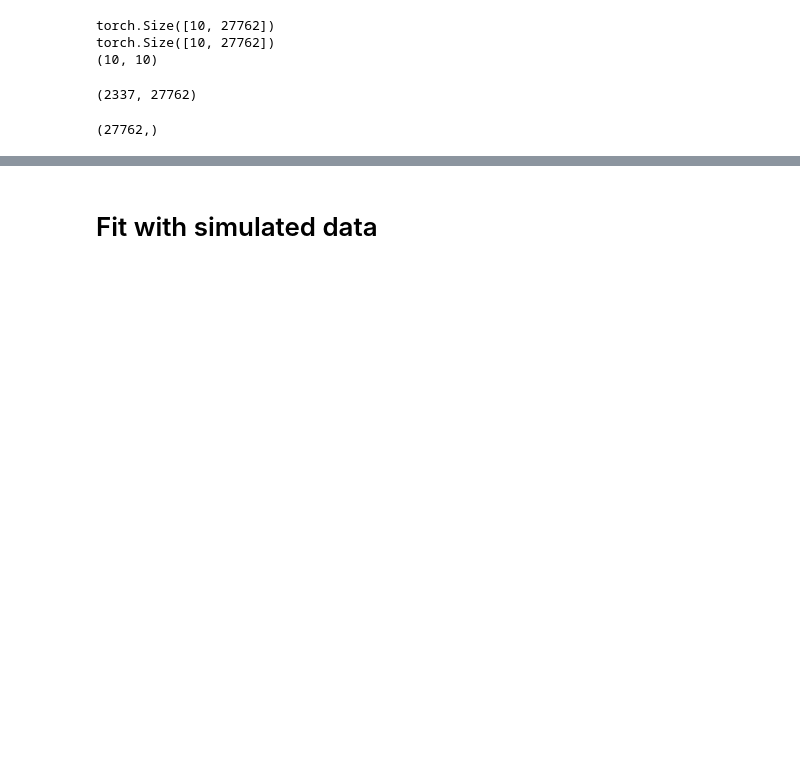
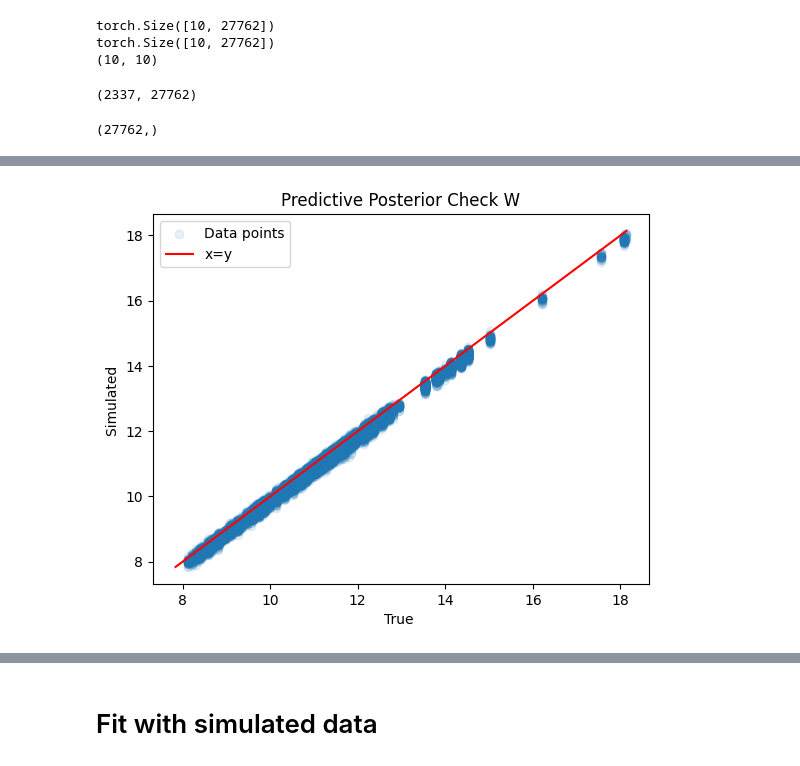
Before and after one commit to azizilab/echidna, a Jupyter notebook: notebooks/simulation.ipynb, the cells around one changed output, grey strips where cells are left out. Saved outputs shown, nothing was run; the diff lists cells and outputs as text; code cells hidden in the pictures; blank space fills up the shorter version.

```diff
--- a/notebooks/simulation.ipynb
+++ b/notebooks/simulation.ipynb
@@ -93,0 +98,4 @@ W_simulated.shape
+# %%
+pred_posterior_check(W_simulated, W_obs.numpy(), name="W", log_scale=False, R_val=False)
+# %% [output]
+[figure, added]
```
Also changed, not shown: parts of 14 cells of this notebook, 2 other files.
